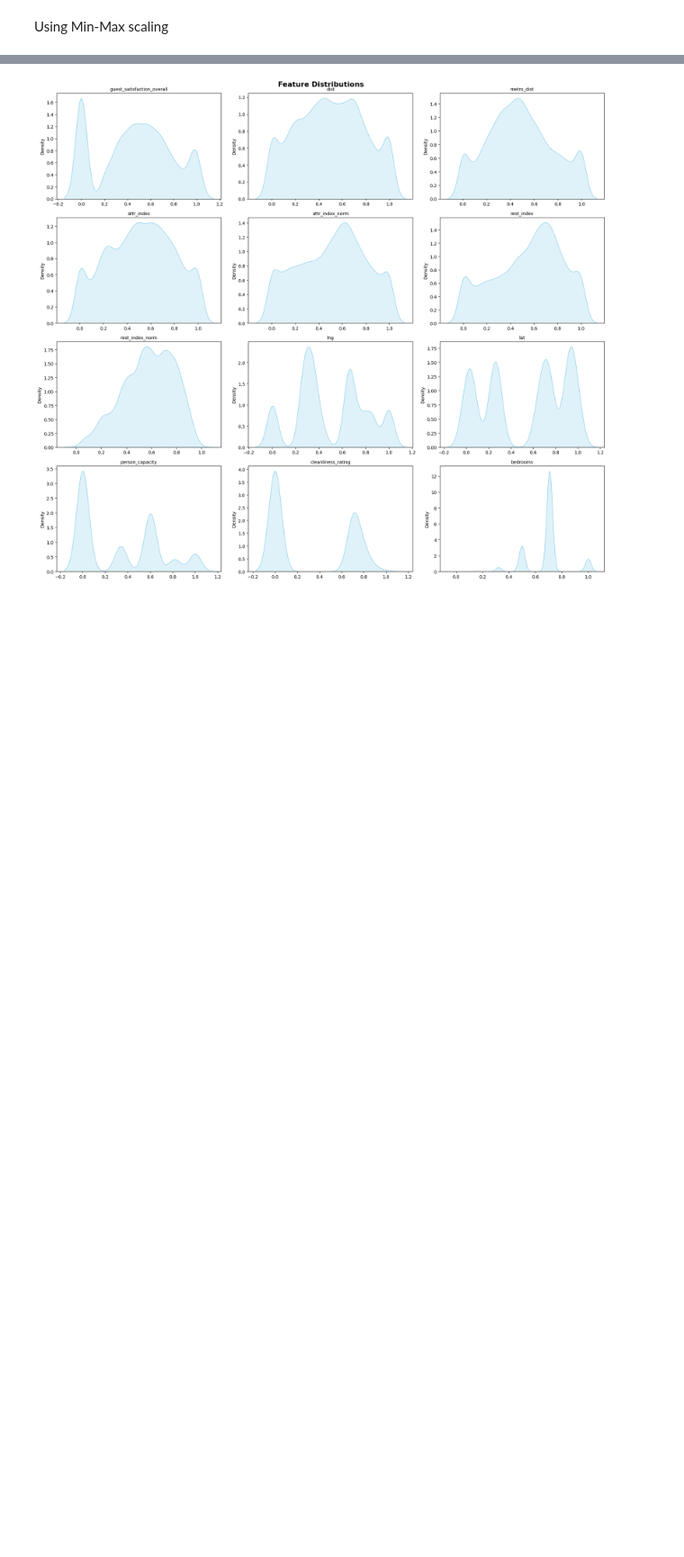
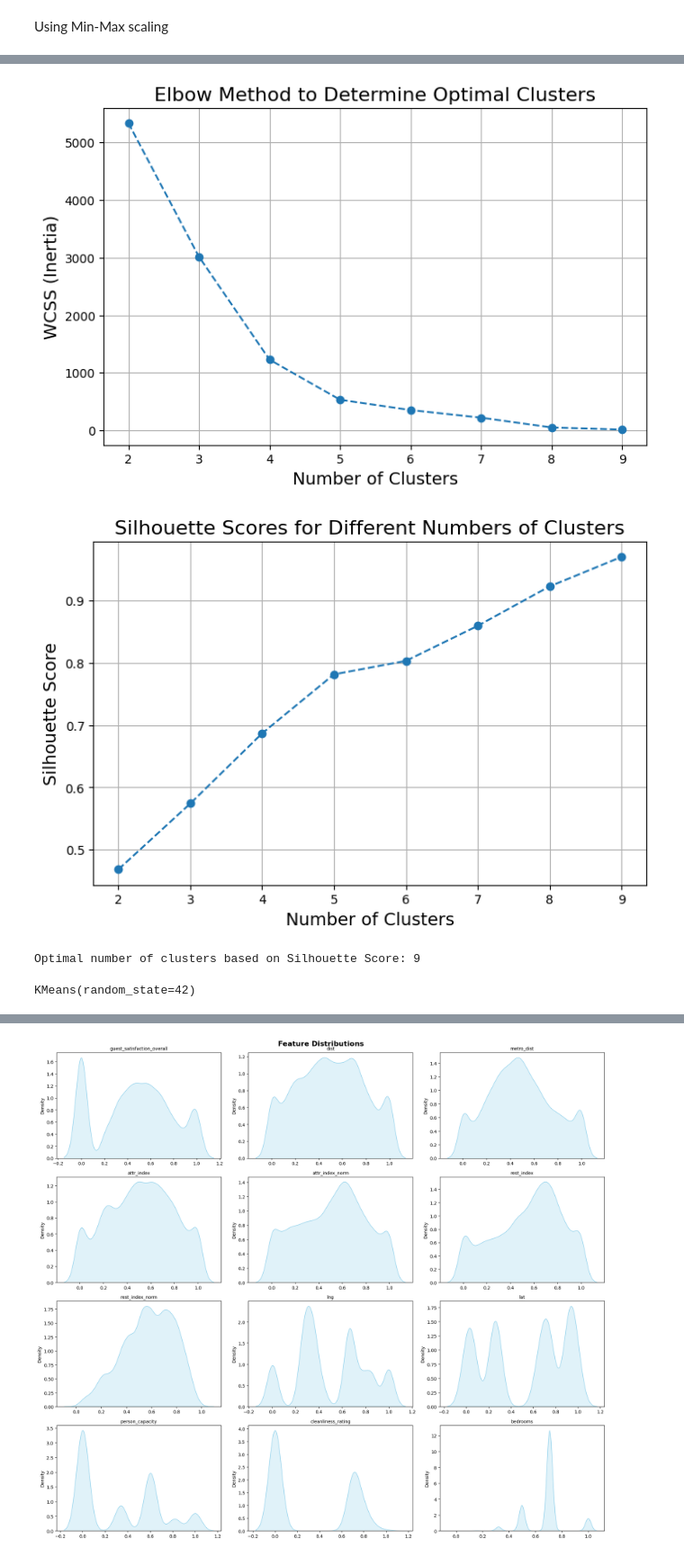
Before and after one commit to FiZufa/Final-Project-Rakamin, a Jupyter notebook: Notebooks/2_Data_Preprocessing..ipynb, the cells around one changed output, grey strips where cells are left out. Shown at 90% size. Saved outputs shown, nothing was run; the diff lists cells and outputs as text; code cells hidden in the pictures; blank space fills up the shorter version.

```diff
--- a/Notebooks/2_Data_Preprocessing..ipynb
+++ b/Notebooks/2_Data_Preprocessing..ipynb
@@ -466 +465,55 @@ X_train.head(5)
 5 rows × 29 columns
+# %%
+X_train_cluster = X_train.copy()
+X_test_cluster = X_test.copy()
+# %%
+
+x_train_coords = X_train_cluster[['lat', 'lng']]
+#kmeans = KMeans(n_clusters=4, random_state=42)  # Adjust n_clusters as needed
+#X_train_cluster['region'] = kmeans.fit_predict(coords)
+# %%
+from sklearn.metrics import silhouette_score
+from sklearn.cluster import KMeans
+
+wcss = []
+silhouette_scores = []
+range_n_clusters = range(2, 10)  # Test 1 to 10 clusters
+
+for k in range_n_clusters:
+    kmeans = KMeans(n_clusters=k, random_state=42)
+    kmeans.fit(x_train_coords)
+    wcss.append(kmeans.inertia_)  # WCSS
+    labels = kmeans.labels_
+    score = silhouette_score(x_train_coords, labels)
+    silhouette_scores.append(score)
+
+# Plot the WCSS
+plt.figure(figsize=(8, 5))
+plt.plot(range_n_clusters, wcss, marker='o', linestyle='--')
+plt.title('Elbow Method to Determine Optimal Clusters', fontsize=16)
+plt.xlabel('Number of Clusters', fontsize=14)
+plt.ylabel('WCSS (Inertia)', fontsize=14)
+plt.grid(True)
+plt.show()
+
+# Plot the silhouette scores
+plt.figure(figsize=(8, 5))
+plt.plot(range_n_clusters, silhouette_scores, marker='o', linestyle='--')
+plt.title('Silhouette Scores for Different Numbers of Clusters', fontsize=16)
+plt.xlabel('Number of Clusters', fontsize=14)
+plt.ylabel('Silhouette Score', fontsize=14)
+plt.grid(True)
+plt.show()
+
+# Print the optimal number of clusters
+optimal_clusters = range_n_clusters[silhouette_scores.index(max(silhouette_scores))]
+print(f"Optimal number of clusters based on Silhouette Score: {optimal_clusters}")
+# %% [output]
+[figure, added]
+[figure, added]
+Optimal number of clusters based on Silhouette Score: 9
+# %%
+kmeans = KMeans(n_clusters=8, random_state=42)  # Use the chosen number of clusters
+kmeans.fit(x_train_coords)
+# %% [output]
+KMeans(random_state=42)
```
Also changed, not shown: parts of 29 cells of this notebook, 23 other files.
